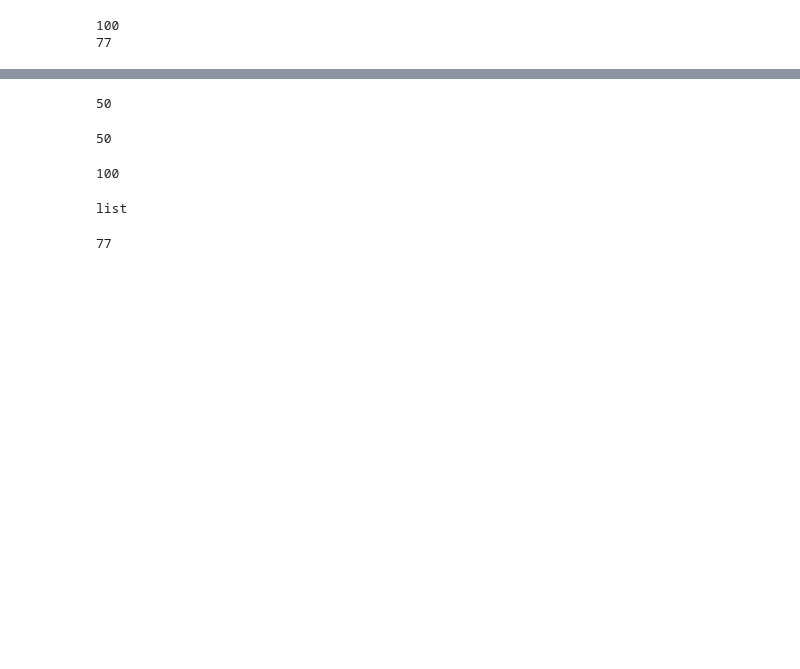
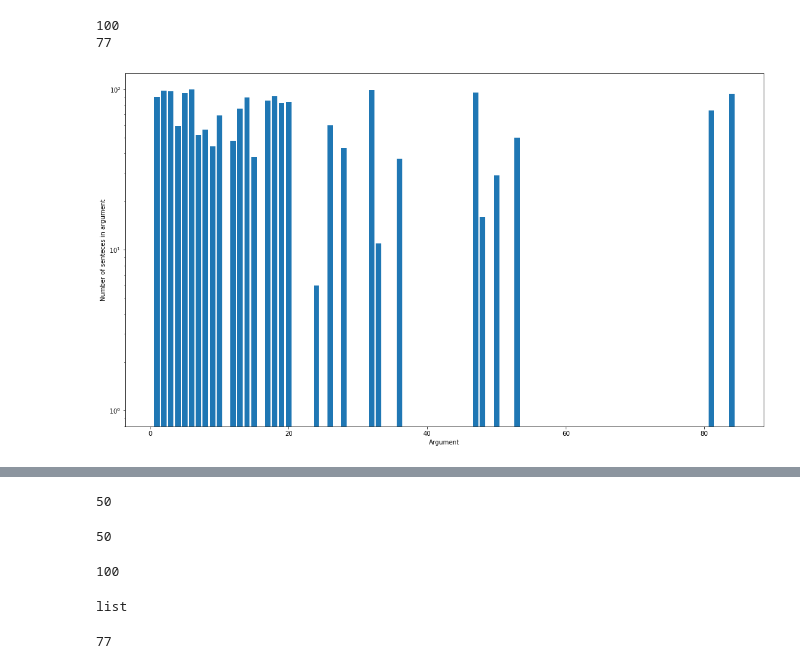
Before and after one commit to hjshah142/SnippetGeneration, a Jupyter notebook: Evaluation.ipynb, the cells around one changed output, grey strips where cells are left out. Saved outputs shown, nothing was run; the diff lists cells and outputs as text; code cells hidden in the pictures; blank space fills up the shorter version.

```diff
--- a/Evaluation.ipynb
+++ b/Evaluation.ipynb
@@ -27,3 +27,14 @@ print(count)
 # %% [output]
 100
 77
+# %%
+from matplotlib import pyplot as plt
+import numpy as np
+plt.bar(snipeet_senteces_len, np.arange(1,101),log=True)
+plt.ylabel('Number of senteces in argument')
+plt.xlabel('Argument')
+fig = plt.gcf()
+fig.set_size_inches(18.5, 10.5)
+fig.savefig('test2png.jpg', dpi=100)
+# %% [output]
+[figure, added]
```
Also changed, not shown: parts of 32 cells of this notebook, 9 other files.
